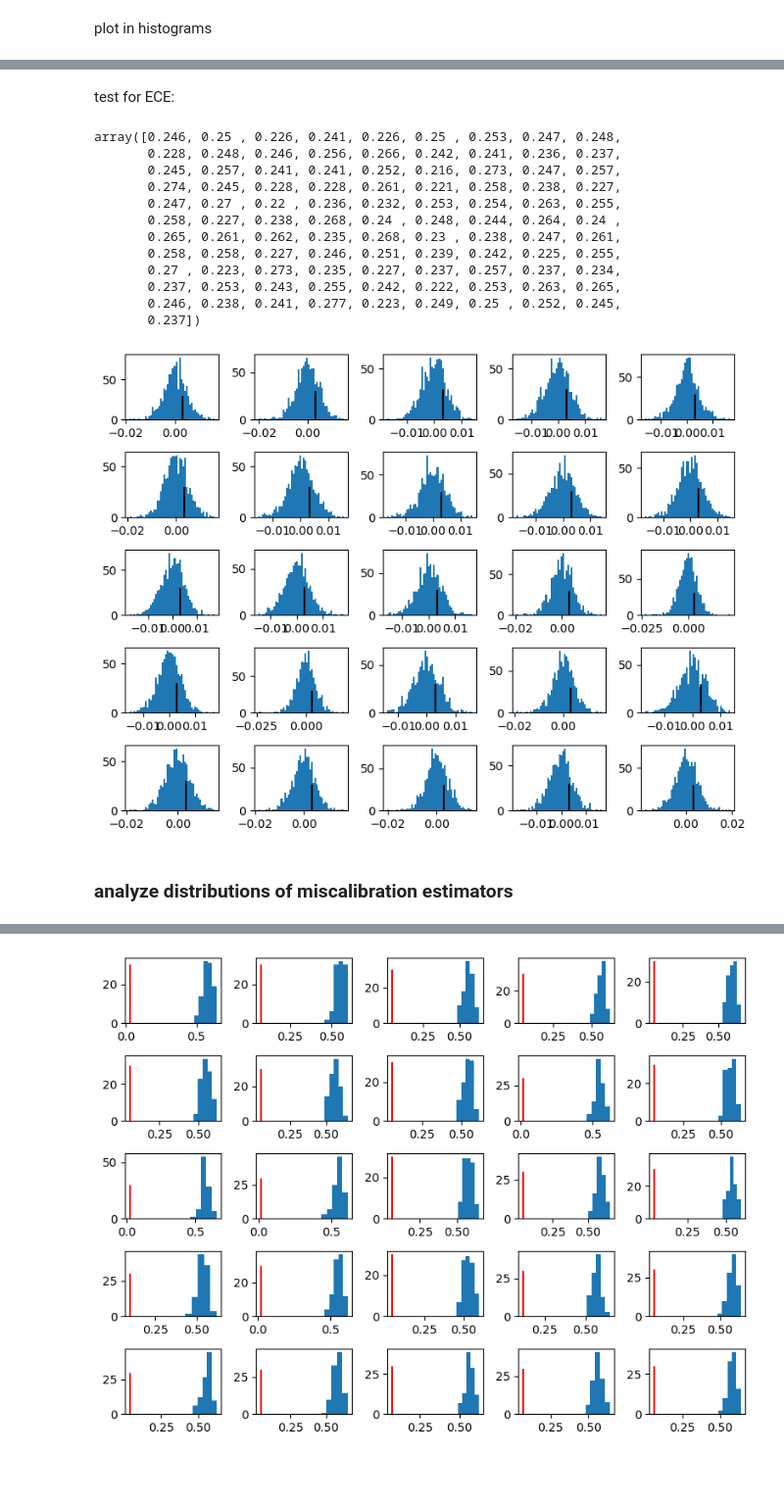
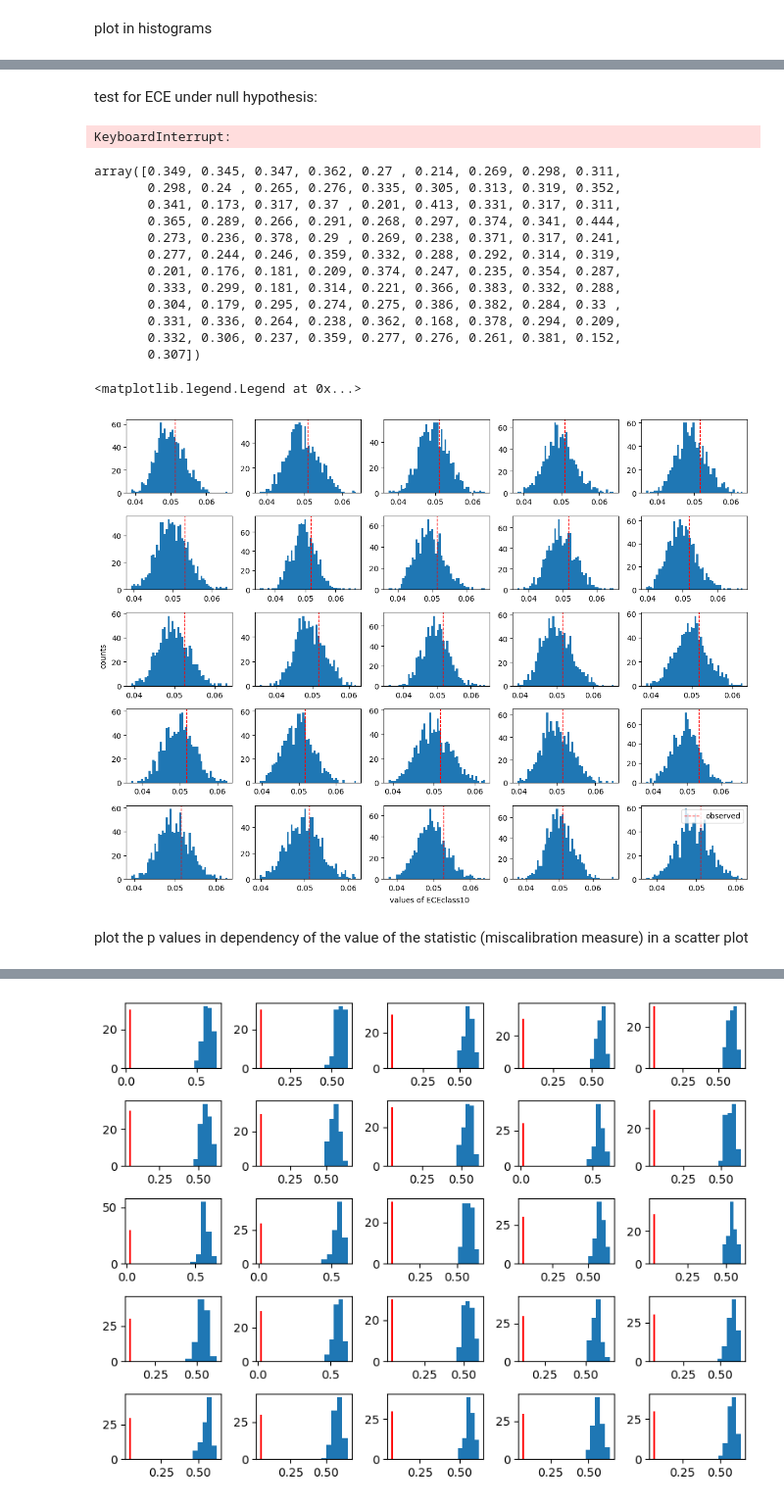
Before and after one commit to mkjuergens/EnsembleCalibration, a Jupyter notebook: ensemblecalibration/calibration/calibration_estimates/evaluate_dists.ipynb, the cells around one changed output, grey strips where cells are left out. Shown at 98% size. Saved outputs shown, nothing was run; the diff lists cells and outputs as text; code cells hidden in the pictures; blank space fills up the shorter version.

```diff
--- a/ensemblecalibration/calibration/calibration_estimates/evaluate_dists.ipynb
+++ b/ensemblecalibration/calibration/calibration_estimates/evaluate_dists.ipynb
@@ -75,0 +228,29 @@ plt.grid()
+# %%
+p_probs, y_labels = experiment_h1(N=N_FEATURES, M=N_ENS, K=N_CLASSES, u=U_DIR, random=True)
+
+stats, stats_h0, p_vals = npbe_test_v3_p_values(p_probs=p_probs, y_labels=y_labels,
+                                                params=config_p_value_analysis["SKCEul2"]["params"])
+# %%
+fig, ax = plt.subplots(5,5, figsize=(12,9), sharey=True)
+count = 10
+for i in range(5):
+    for j in range(5):
+        ax[i,j].hist(stats_h0[count, :], bins=50, label="null distribution")
+        ax[i,j].axvline(x=stats[count], ymin=0, color='r', linestyle='--', linewidth=1,
+                        label="value of statistic for chosen \n convex combination on real data ")
+        # calculate 95 % quantile
+        q = np.quantile(stats_h0[count, :], 0.95)
+        ax[i, j].axvline(x=q, ymin=0, color='black', linewidth=1, label="95% quantile")
+       # ax[i,j].axvline(x=true_stat, color='g', linestyle='--', linewidth=1)
+        count +=1
+plt.tight_layout()
+plt.legend()
+fig.text(0.5, 0.0, 'values of SKCEul', ha='center', va='center')
+fig.text(0.0, 0.5, 'counts', ha='center', va='center', rotation='vertical')
+plt.show()
+
+fig, ax = plt.subplots(figsize=(5,5))
+ax.scatter(p_vals, stats)
+ax.set_xlabel("p-value")
+ax.set_ylabel("SKCE_ul")
+plt.grid()
@@ -76,34 +283,40 @@ plt.grid()
 # %% [markdown]
-test for ECE:
+test for ECE under null hypothesis:
 # %%
-p_probs, y_labels = experiment_h0(N=N_FEATURES, M=N_FEATURES, K=N_CLASSES, u=U_DIR, l_prior=10)
+p_probs, y_labels = experiment_h0(N=N_FEATURES, M=N_ENS, K=N_CLASSES, u=U_DIR, l_prior=1)
 # %%
-stats, stats_h0, p_vals = npbe_test_v3_p_values(p_probs=p_probs,y_labels=y_labels, params=config_p_value_analysis["SKCEul"]["params"])
+stats, stats_h0, p_vals = npbe_test_v3_p_values(p_probs=p_probs,y_labels=y_labels, params=config_p_value_analysis["ECEclass10"]["params"])
+# %% [output]
+KeyboardInterrupt:
 # %%
 p_vals
 # %% [output]
-array([0.246, 0.25 , 0.226, 0.241, 0.226, 0.25 , 0.253, 0.247, 0.248,
-       0.228, 0.248, 0.246, 0.256, 0.266, 0.242, 0.241, 0.236, 0.237,
-       0.245, 0.257, 0.241, 0.241, 0.252, 0.216, 0.273, 0.247, 0.257,
-       0.274, 0.245, 0.228, 0.228, 0.261, 0.221, 0.258, 0.238, 0.227,
-       0.247, 0.27 , 0.22 , 0.236, 0.232, 0.253, 0.254, 0.263, 0.255,
-       0.258, 0.227, 0.238, 0.268, 0.24 , 0.248, 0.244, 0.264, 0.24 ,
-       0.265, 0.261, 0.262, 0.235, 0.268, 0.23 , 0.238, 0.247, 0.261,
-       0.258, 0.258, 0.227, 0.246, 0.251, 0.239, 0.242, 0.225, 0.255,
-       0.27 , 0.223, 0.273, 0.235, 0.227, 0.237, 0.257, 0.237, 0.234,
-       0.237, 0.253, 0.243, 0.255, 0.242, 0.222, 0.253, 0.263, 0.265,
-       0.246, 0.238, 0.241, 0.277, 0.223, 0.249, 0.25 , 0.252, 0.245,
-       0.237])
+array([0.349, 0.345, 0.347, 0.362, 0.27 , 0.214, 0.269, 0.298, 0.311,
+       0.298, 0.24 , 0.265, 0.276, 0.335, 0.305, 0.313, 0.319, 0.352,
+       0.341, 0.173, 0.317, 0.37 , 0.201, 0.413, 0.331, 0.317, 0.311,
+       0.365, 0.289, 0.266, 0.291, 0.268, 0.297, 0.374, 0.341, 0.444,
+       0.273, 0.236, 0.378, 0.29 , 0.269, 0.238, 0.371, 0.317, 0.241,
+       0.277, 0.244, 0.246, 0.359, 0.332, 0.288, 0.292, 0.314, 0.319,
+       0.201, 0.176, 0.181, 0.209, 0.374, 0.247, 0.235, 0.354, 0.287,
+       0.333, 0.299, 0.181, 0.314, 0.221, 0.366, 0.383, 0.332, 0.288,
+       0.304, 0.179, 0.295, 0.274, 0.275, 0.386, 0.382, 0.284, 0.33 ,
+       0.331, 0.336, 0.264, 0.238, 0.362, 0.168, 0.378, 0.294, 0.209,
+       0.332, 0.306, 0.237, 0.359, 0.277, 0.276, 0.261, 0.381, 0.152,
+       0.307])
 # %%
-fig, ax = plt.subplots(5,5, figsize=(8,6),)
+fig, ax = plt.subplots(5,5, figsize=(12,9),)
 count = 0
 for i in range(5):
     for j in range(5):
         ax[i,j].hist(stats_h0[count, :], bins=50)
-        ax[i,j].vlines(x=stats[count], ymin=0, ymax=30)
+        ax[i,j].axvline(x=stats[count], ymin=0, color='r', linestyle='--', linewidth=1, label="observed")
         count +=1
+fig.text(0.5, 0.0, 'values of ECEclass10', ha='center', va='center')
+fig.text(0.0, 0.5, 'counts', ha='center', va='center', rotation='vertical')
 plt.tight_layout()
+plt.legend()
 # %% [output]
+<matplotlib.legend.Legend at 0x...>
-[figure, old version]
+[figure, new version]
-# %% [markdown]
-### analyze distributions of miscalibration estimators
+# %% [markdown]
+plot the p values in dependency of the value of the statistic (miscalibration measure) in a scatter plot
```
Also changed, not shown: parts of 56 cells of this notebook.
